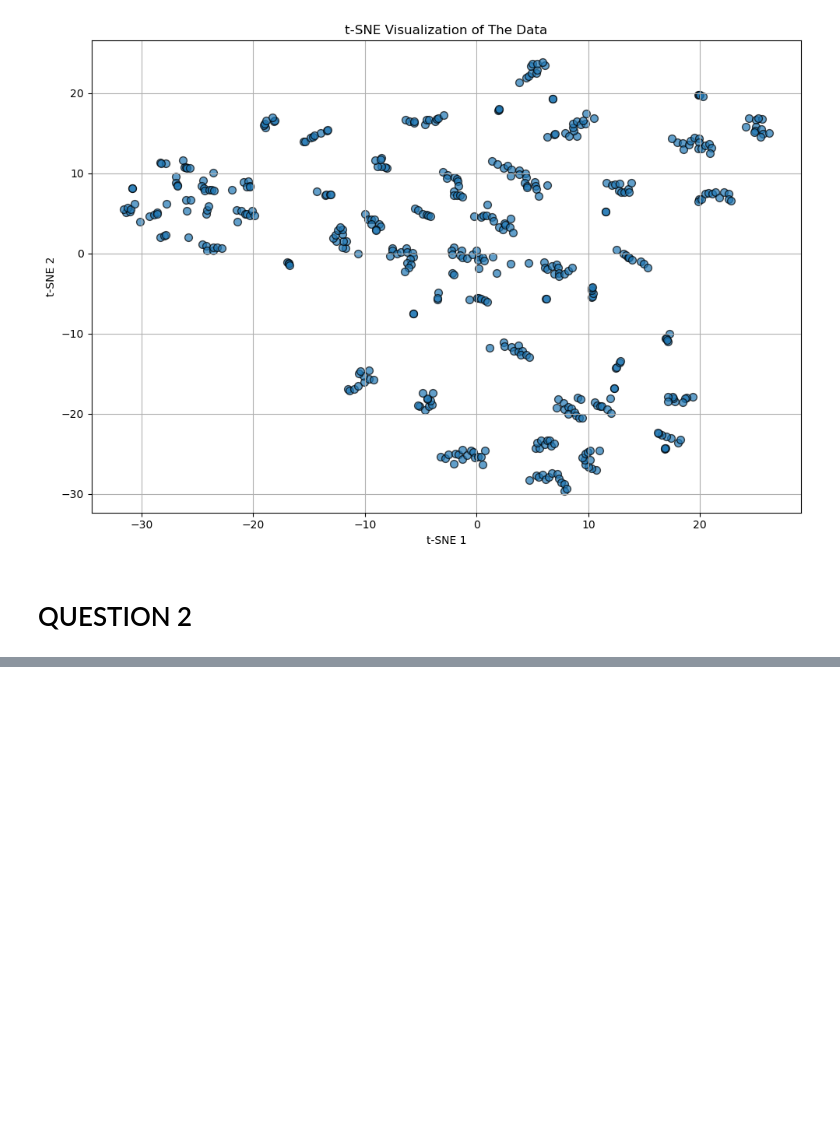
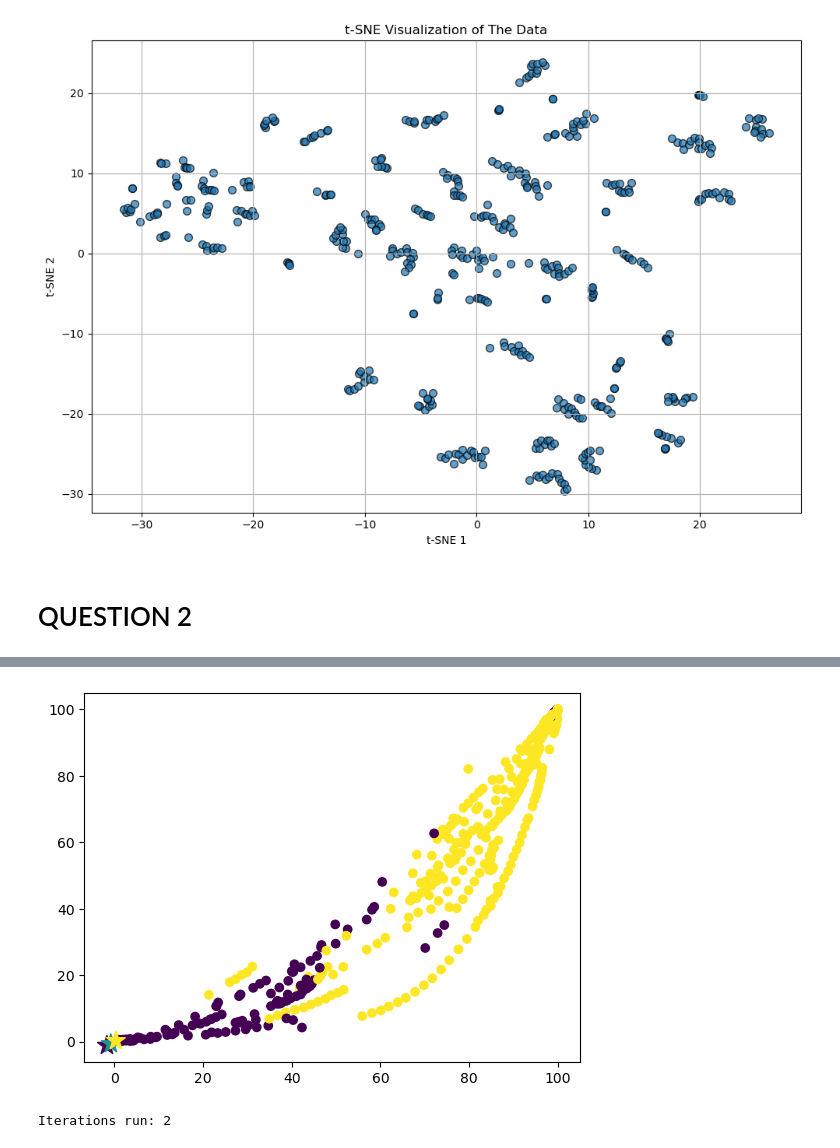
Before and after one commit to Sivuyise15/Unsupervised-Learning-K-means-Clustering, a Jupyter notebook: KMeans.ipynb, the cells around one changed output, grey strips where cells are left out. Cells and saved outputs as stored; diff of their text form; code cells hidden in the pictures; blank space fills up the shorter version.

```diff
--- a/KMeans.ipynb
+++ b/KMeans.ipynb
@@ -366,0 +396,14 @@ Converged in 17 iterations.
+# %%
+# Instantiate and fit the model
+kmeans = KMeanClustering(k=3, threshold=0.05)
+labels = kmeans.fit(scaled_data, 200)
+
+data = df_clean.to_numpy()
+
+plt.scatter(data[:,0], data[:,1], c=labels)
+plt.scatter(kmeans.centroids[:,0], kmeans.centroids[:,1], c=range(len(kmeans.centroids)), marker='*', s=200)
+plt.show()
+print("Iterations run:", kmeans.iterations_run)
+# %% [output]
+[figure, added]
+Iterations run: 2
```
Also changed, not shown: parts of 14 cells of this notebook.
